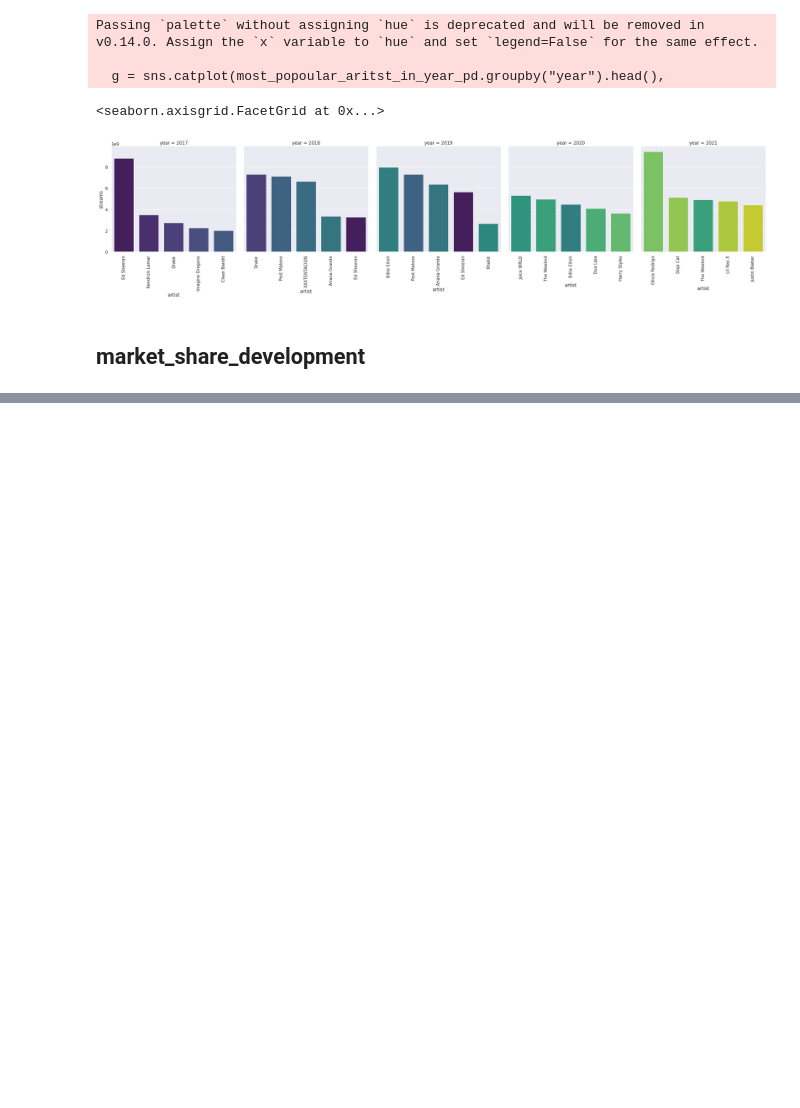
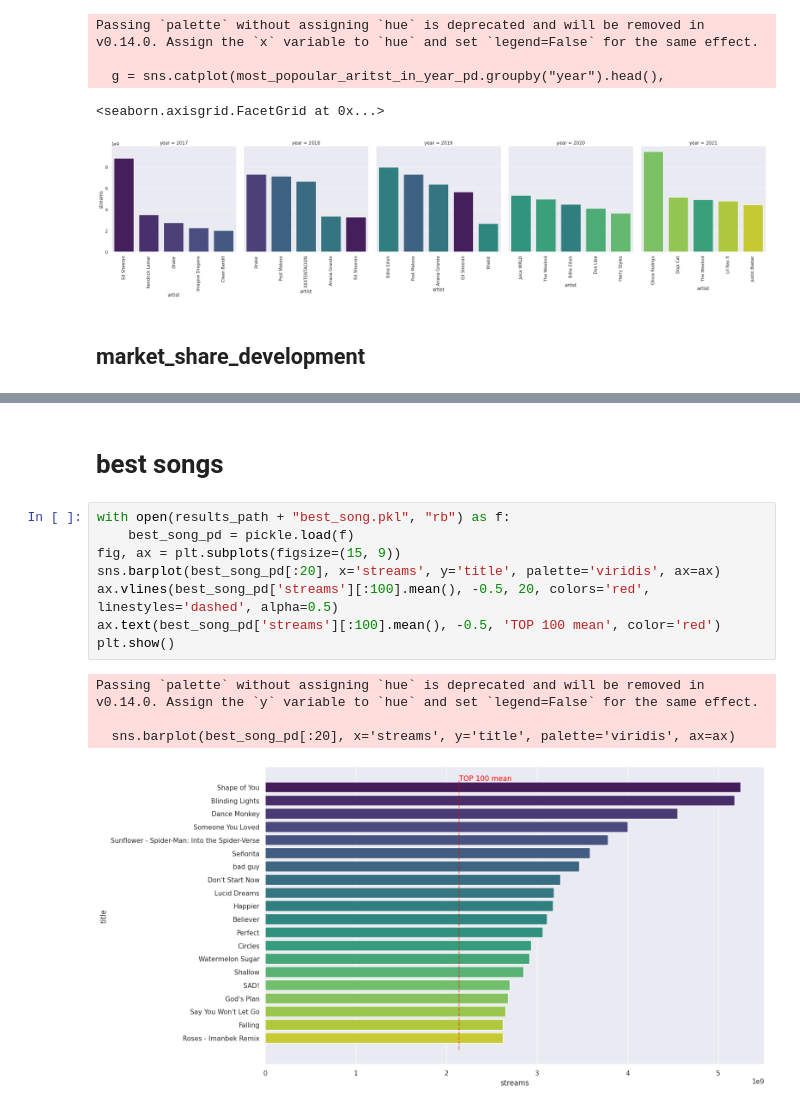
Before and after one commit to meluzyn100/Big_Data, a Jupyter notebook: projekt/analiza.ipynb, the cells around one changed output, grey strips where cells are left out. Cells and saved outputs as stored; diff of their text form; blank space fills up the shorter version.

```diff
--- a/projekt/analiza.ipynb
+++ b/projekt/analiza.ipynb
@@ -156,0 +224,15 @@ Passing `palette` without assigning `hue` is deprecated and will be removed in v
+# %% [markdown]
+# best songs
+# %%
+with open(results_path + "best_song.pkl", "rb") as f:
+    best_song_pd = pickle.load(f)
+fig, ax = plt.subplots(figsize=(15, 9))
+sns.barplot(best_song_pd[:20], x='streams', y='title', palette='viridis', ax=ax)
+ax.vlines(best_song_pd['streams'][:100].mean(), -0.5, 20, colors='red', linestyles='dashed', alpha=0.5)
+ax.text(best_song_pd['streams'][:100].mean(), -0.5, 'TOP 100 mean', color='red')
+plt.show()
+# %% [output]
+Passing `palette` without assigning `hue` is deprecated and will be removed in v0.14.0. Assign the `y` variable to `hue` and set `legend=False` for the same effect.
+
+  sns.barplot(best_song_pd[:20], x='streams', y='title', palette='viridis', ax=ax)
+[figure, added]
```
Also changed, not shown: parts of 14 cells of this notebook, 6 other files.
